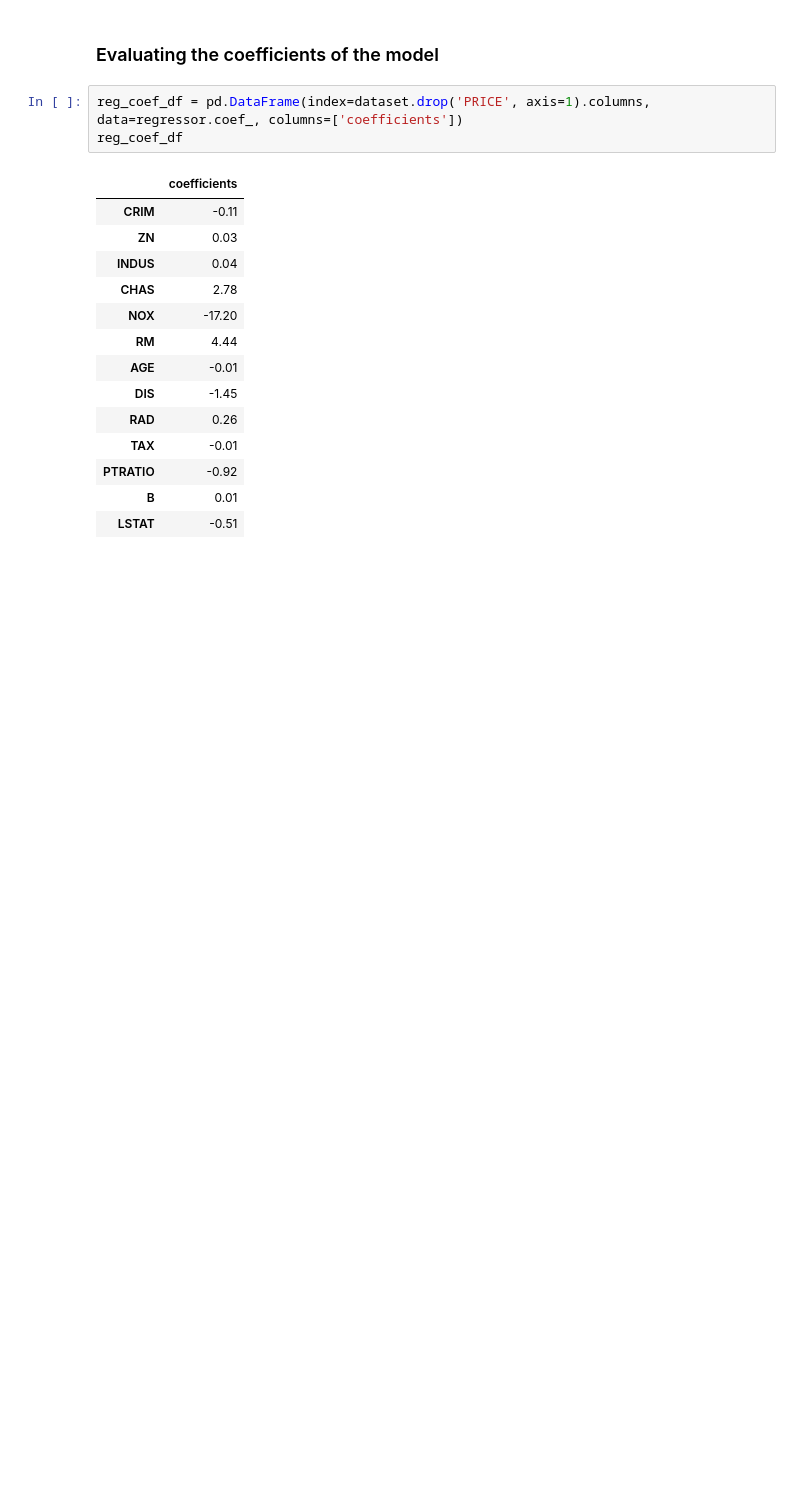
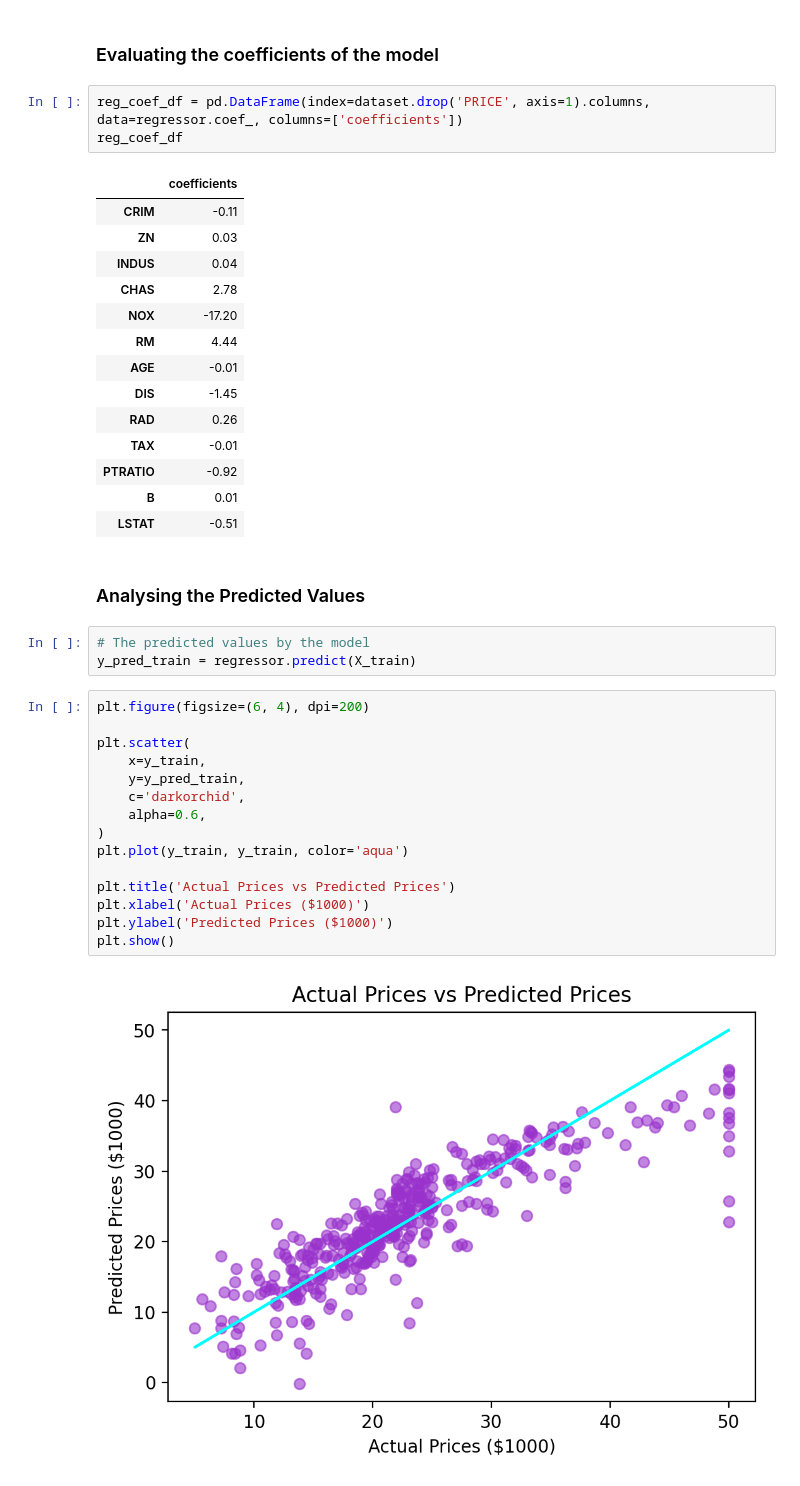
Before and after one commit to DejusDevspace/house-price-prediction, a Jupyter notebook: house_price.ipynb, the cells around one changed output. Saved outputs shown, nothing was run; the diff lists cells and outputs as text; blank space fills up the shorter version.

```diff
--- a/house_price.ipynb
+++ b/house_price.ipynb
@@ -407,3 +407,25 @@ reg_coef_df
 | PTRATIO | -0.92 |
 | B | 0.01 |
 | LSTAT | -0.51 |
+# %% [markdown]
+### Analysing the Predicted Values
+# %%
+# The predicted values by the model
+y_pred_train = regressor.predict(X_train)
+# %%
+plt.figure(figsize=(6, 4), dpi=200)
+
+plt.scatter(
+    x=y_train,
+    y=y_pred_train,
+    c='darkorchid',
+    alpha=0.6,
+)
+plt.plot(y_train, y_train, color='aqua')
+
+plt.title('Actual Prices vs Predicted Prices')
+plt.xlabel('Actual Prices ($1000)')
+plt.ylabel('Predicted Prices ($1000)')
+plt.show()
+# %% [output]
+[figure, added]
```
Also changed, not shown: parts of 3 cells of this notebook.
